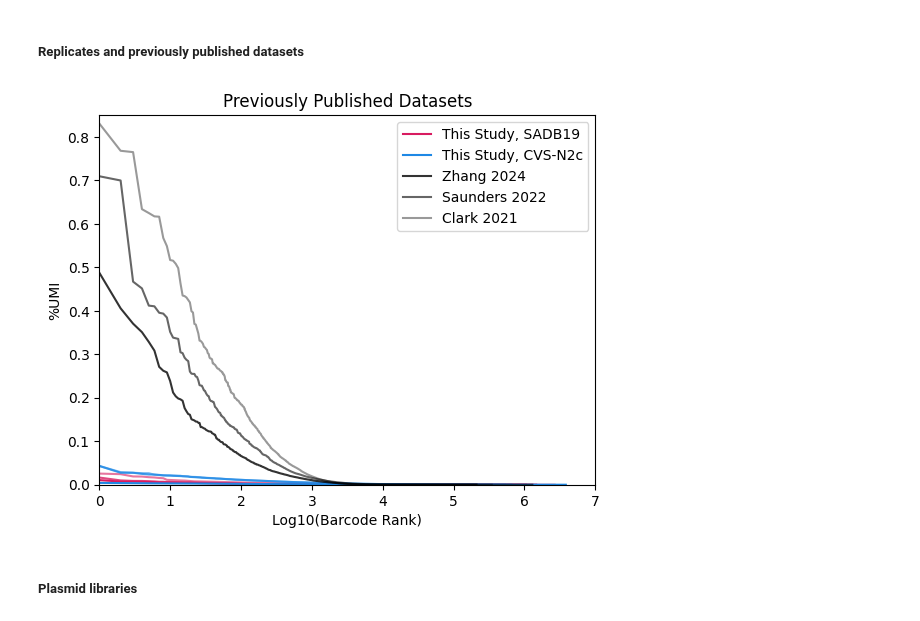
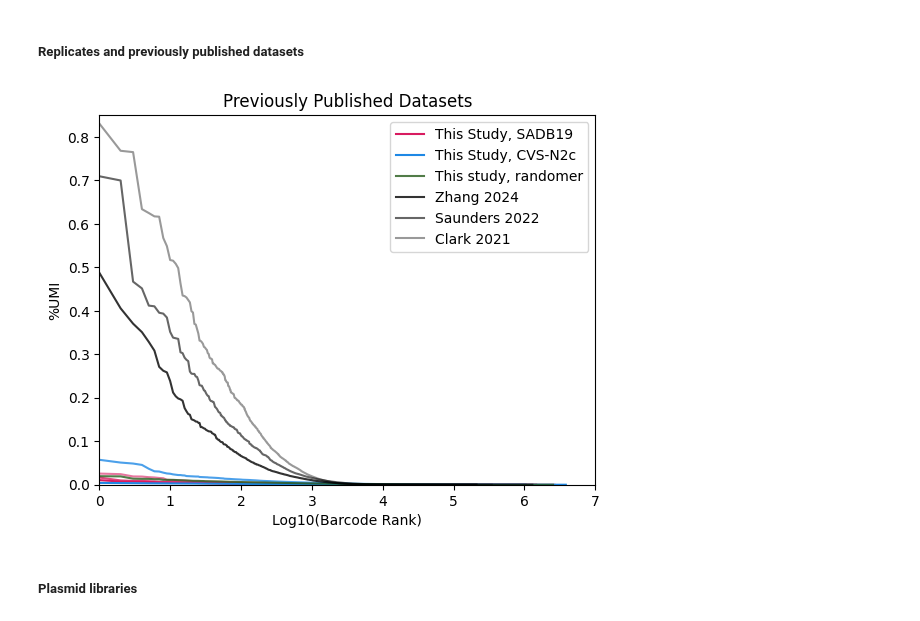
Before and after one commit to MEUrbanek/rabies_barcode_tech, a Jupyter notebook: ##_barcode_diversity.ipynb, the cells around one changed output. Cells and saved outputs as stored; diff of their text form; code cells hidden in the pictures.

```diff
--- a/##_barcode_diversity.ipynb
+++ b/##_barcode_diversity.ipynb
@@ -83,7 +85,7 @@ cm15=pd.read_table('./plate_comparisons/15_completecounts.tsv',delimiter='\t')
 well384=pd.read_table('./plate_comparisons/384_completecounts.tsv',delimiter='\t')
 # %%
 #Randomer
-randomer=pd.read_table('./cvs/collapsed_randomer.csv',delimiter=',')
+randomer=pd.read_table('./cvs/collapsed_randomer.tsv',delimiter='\t')
 # %% [markdown]
 ## Data formatting
 # %% [markdown]
@@ -150,8 +164,7 @@ rep_2=percent_umi(rep_2)
 rep_3=percent_umi(rep_3)
 rep_4=percent_umi(rep_4)
 rep_5=percent_umi(rep_5)
-rep_6=percent_umi(rep_6)
-#randomer=percent_umi(randomer)
+randomer=percent_umi(randomer)
 
 clark=percent_umi(clark)
 saunders=percent_umi(saunders)
@@ -159,33 +172,32 @@ zhang=percent_umi(zhang)
 # %%
 #Plot
 plt.plot(np.log10(rep_1['rank']),rep_1['%UMI'],label = "This Study, SADB19",color = '#D81B60',linewidth=1.5)
 plt.plot(np.log10(rep_2['rank']),rep_2['%UMI'],color = '#D81B60',linewidth=1.5,alpha=0.8)
 plt.plot(np.log10(rep_3['rank']),rep_3['%UMI'],color = '#D81B60',linewidth=1.5,alpha=0.6)
 
 plt.plot(np.log10(rep_4['rank']),rep_4['%UMI'],label = "This Study, CVS-N2c",color = '#1E88E5',linewidth=1.5)
 plt.plot(np.log10(rep_5['rank']),rep_5['%UMI'],color = '#1E88E5',linewidth=1.5,alpha=0.8)
-plt.plot(np.log10(rep_6['rank']),rep_6['%UMI'],color = '#1E88E5',linewidth=1.5,alpha=0.6)
 
-#plt.plot(np.log10(randomer['rank']),randomer['%UMI'],color = '#004D40',linewidth=1.5,alpha=0.6)
+plt.plot(np.log10(randomer['rank']),randomer['%UMI'],label= "This study, randomer", color = '#265B1A',linewidth=1.5,alpha=0.8)
 
 plt.plot(np.log10(zhang['rank']),zhang['%UMI'],label = "Zhang 2024",color = 'black',linewidth=1.5,alpha=0.8)
 plt.plot(np.log10(saunders['rank']),saunders['%UMI'],label = "Saunders 2022",color = 'black',linewidth=1.5,alpha=0.6)
 plt.plot(np.log10(clark['rank']),clark['%UMI'],label = "Clark 2021",color = 'black',linewidth=1.5,alpha=0.4)
 
 
 plt.xlabel("Log10(Barcode Rank)")
 plt.ylabel("%UMI")
 plt.title("Previously Published Datasets")
 #plt.yscale('log')
 #plt.legend(loc='upper right')
 # Adding legend, which helps us recognize the curve according to it's color
 plt.axis([0, 7, 0, 0.85])
 plt.legend(loc='upper right')
 plt.draw()
 plt.savefig("../../figs/fig_1/percent_umi.pdf",bbox_inches='tight', format='pdf')
 plt.show()
 # %% [output]
-[figure, old version]
+[figure, new version]
 # %% [markdown]
 ##### Plasmid libraries
 # %%
```
Also changed, not shown: parts of 30 cells of this notebook.
